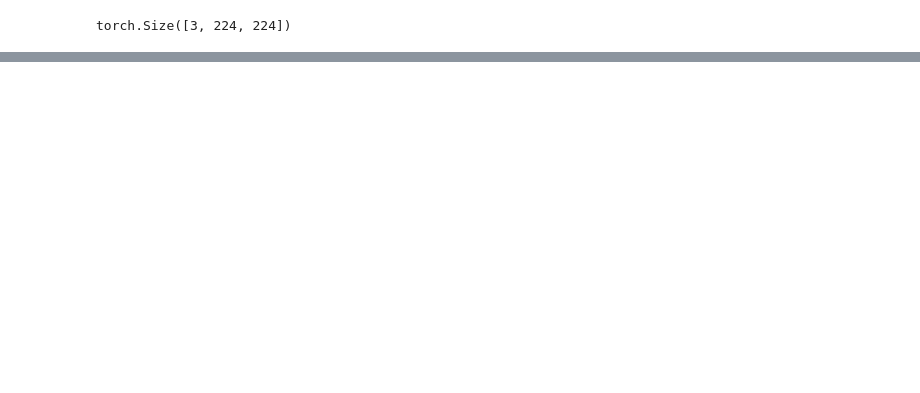
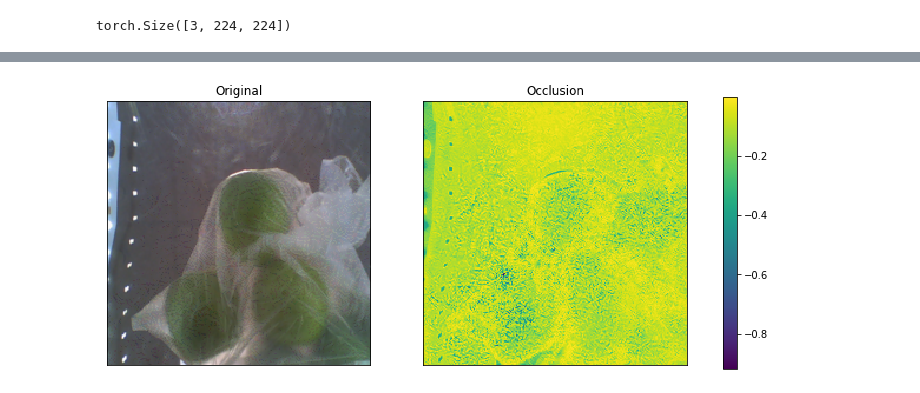
Before and after one commit to MihailMV/Fruits-and-vegetables, a Jupyter notebook: NN_fruits_and_vegetables.ipynb, the cells around one changed output, grey strips where cells are left out. Saved outputs shown, nothing was run; the diff lists cells and outputs as text; code cells hidden in the pictures; blank space fills up the shorter version.

```diff
--- a/NN_fruits_and_vegetables.ipynb
+++ b/NN_fruits_and_vegetables.ipynb
@@ -396,0 +451,15 @@ plt.show()
+# %%
+new_img = -img2.grad.abs().sum(dim=0).cpu()
+
+img2 = img2.cpu().permute(1, 2, 0).numpy()
+img2 = STD * img2 + MEAN
+fig, axes = plt.subplots(nrows=1, ncols=2, figsize=(13, 5))
+fig.set(facecolor = 'white')
+axes[0].imshow(img2.clip(0, 1))
+axes[0].set(title = 'Original', xticks=[], yticks=[])
+im = axes[1].imshow(new_img)
+axes[1].set(title = 'Occlusion', xticks=[], yticks=[])
+fig.colorbar(im, ax=axes.ravel().tolist())
+plt.show()
+# %% [output]
+[figure, added]
```
Also changed, not shown: parts of 36 cells of this notebook.
